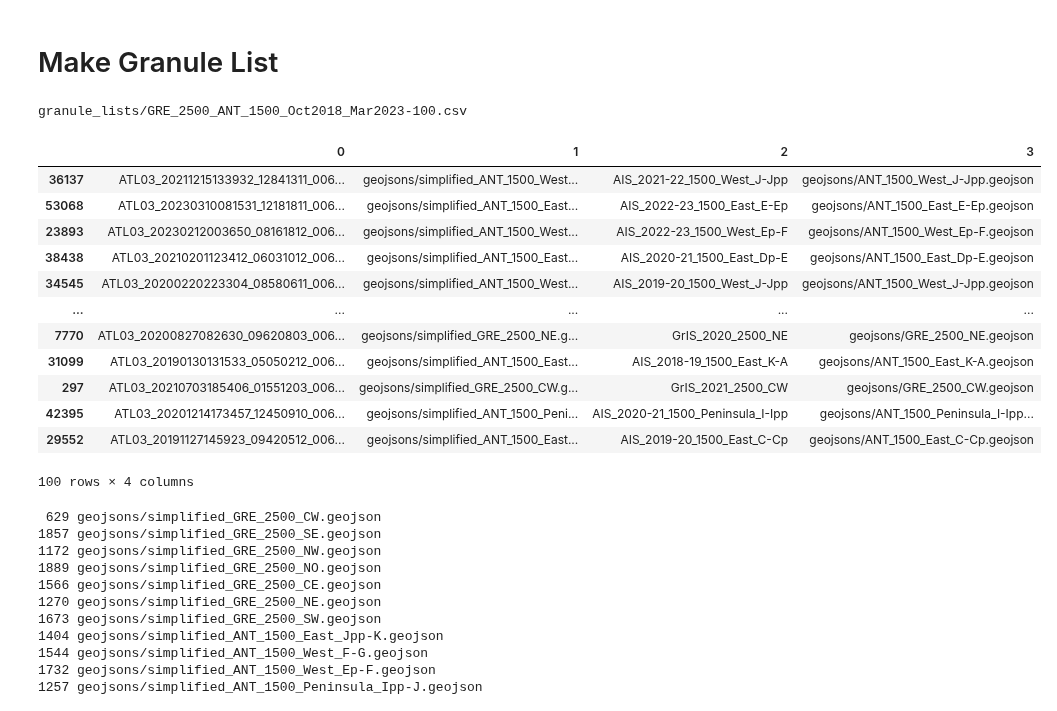
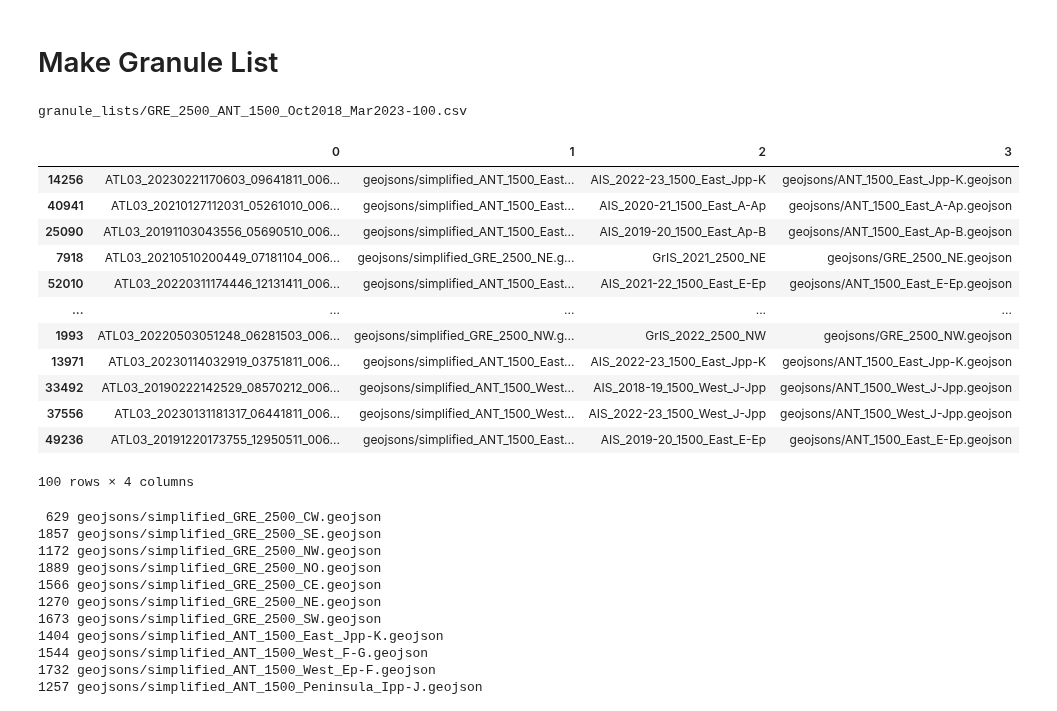
Before and after one commit to fliphilipp/GlacierLakeDetectionICESat2, a Jupyter notebook: make_granule_list.ipynb, the cells around one changed output. Drawn from its saved outputs; the diff is of its cells as text; code cells hidden in the pictures.

Commit message:
change sample granule list

```diff
--- a/make_granule_list.ipynb
+++ b/make_granule_list.ipynb
@@ -10,35 +10,35 @@ import os
 # # function to convert shapefile to geojson - if needed
 # shp2geojson_nsidc('shapefiles/jakobshavn_small.shp')
 # %%
-# fn_in = 'granule_lists/GRE_2500_ANT_1500_Oct2018_Mar2023.csv'
-# n_granules = 100
+fn_in = 'granule_lists/GRE_2500_ANT_1500_Oct2018_Mar2023.csv'
+n_granules = 100
 
-# df = pd.read_csv(fn_in, header=None)
-# if n_granules == 1:
-#     df_small = df[df.apply(lambda x: 'ATL03_20220714010847' in x.loc[0], axis=1)]
-# else:
-#     idxs = np.random.choice(np.arange(0,len(df)), size=n_granules, replace=False)
-#     df_small = df.loc[idxs, :]
+df = pd.read_csv(fn_in, header=None)
+if n_granules == 1:
+    df_small = df[df.apply(lambda x: 'ATL03_20220714010847' in x.loc[0], axis=1)]
+else:
+    idxs = np.random.choice(np.arange(0,len(df)), size=n_granules, replace=False)
+    df_small = df.loc[idxs, :]
 
-# fn_out = fn_in.replace('.csv', '-%i.csv' % n_granules)
-# print(fn_out)
+fn_out = fn_in.replace('.csv', '-%i.csv' % n_granules)
+print(fn_out)
 
-# df_small.to_csv(fn_out, header=False, index=False)
-# df_small
+df_small.to_csv(fn_out, header=False, index=False)
+df_small
 # %% [output]
 granule_lists/GRE_2500_ANT_1500_Oct2018_Mar2023-100.csv
 |  | 0 | 1 | 2 | 3 |
-| 36137 | ATL03_20211215133932_12841311_006... | geojsons/simplified_ANT_1500_West... | AIS_2021-22_1500_West_J-Jpp | geojsons/ANT_1500_West_J-Jpp.geojson |
-| 53068 | ATL03_20230310081531_12181811_006... | geojsons/simplified_ANT_1500_East... | AIS_2022-23_1500_East_E-Ep | geojsons/ANT_1500_East_E-Ep.geojson |
-| 23893 | ATL03_20230212003650_08161812_006... | geojsons/simplified_ANT_1500_West... | AIS_2022-23_1500_West_Ep-F | geojsons/ANT_1500_West_Ep-F.geojson |
-| 38438 | ATL03_20210201123412_06031012_006... | geojsons/simplified_ANT_1500_East... | AIS_2020-21_1500_East_Dp-E | geojsons/ANT_1500_East_Dp-E.geojson |
-| 34545 | ATL03_20200220223304_08580611_006... | geojsons/simplified_ANT_1500_West... | AIS_2019-20_1500_West_J-Jpp | geojsons/ANT_1500_West_J-Jpp.geojson |
+| 14256 | ATL03_20230221170603_09641811_006... | geojsons/simplified_ANT_1500_East... | AIS_2022-23_1500_East_Jpp-K | geojsons/ANT_1500_East_Jpp-K.geojson |
+| 40941 | ATL03_20210127112031_05261010_006... | geojsons/simplified_ANT_1500_East... | AIS_2020-21_1500_East_A-Ap | geojsons/ANT_1500_East_A-Ap.geojson |
+| 25090 | ATL03_20191103043556_05690510_006... | geojsons/simplified_ANT_1500_East... | AIS_2019-20_1500_East_Ap-B | geojsons/ANT_1500_East_Ap-B.geojson |
+| 7918 | ATL03_20210510200449_07181104_006... | geojsons/simplified_GRE_2500_NE.g... | GrIS_2021_2500_NE | geojsons/GRE_2500_NE.geojson |
+| 52010 | ATL03_20220311174446_12131411_006... | geojsons/simplified_ANT_1500_East... | AIS_2021-22_1500_East_E-Ep | geojsons/ANT_1500_East_E-Ep.geojson |
 | ... | ... | ... | ... | ... |
-| 7770 | ATL03_20200827082630_09620803_006... | geojsons/simplified_GRE_2500_NE.g... | GrIS_2020_2500_NE | geojsons/GRE_2500_NE.geojson |
-| 31099 | ATL03_20190130131533_05050212_006... | geojsons/simplified_ANT_1500_East... | AIS_2018-19_1500_East_K-A | geojsons/ANT_1500_East_K-A.geojson |
-| 297 | ATL03_20210703185406_01551203_006... | geojsons/simplified_GRE_2500_CW.g... | GrIS_2021_2500_CW | geojsons/GRE_2500_CW.geojson |
-| 42395 | ATL03_20201214173457_12450910_006... | geojsons/simplified_ANT_1500_Peni... | AIS_2020-21_1500_Peninsula_I-Ipp | geojsons/ANT_1500_Peninsula_I-Ipp... |
-| 29552 | ATL03_20191127145923_09420512_006... | geojsons/simplified_ANT_1500_East... | AIS_2019-20_1500_East_C-Cp | geojsons/ANT_1500_East_C-Cp.geojson |
+| 1993 | ATL03_20220503051248_06281503_006... | geojsons/simplified_GRE_2500_NW.g... | GrIS_2022_2500_NW | geojsons/GRE_2500_NW.geojson |
+| 13971 | ATL03_20230114032919_03751811_006... | geojsons/simplified_ANT_1500_East... | AIS_2022-23_1500_East_Jpp-K | geojsons/ANT_1500_East_Jpp-K.geojson |
+| 33492 | ATL03_20190222142529_08570212_006... | geojsons/simplified_ANT_1500_West... | AIS_2018-19_1500_West_J-Jpp | geojsons/ANT_1500_West_J-Jpp.geojson |
+| 37556 | ATL03_20230131181317_06441811_006... | geojsons/simplified_ANT_1500_West... | AIS_2022-23_1500_West_J-Jpp | geojsons/ANT_1500_West_J-Jpp.geojson |
+| 49236 | ATL03_20191220173755_12950511_006... | geojsons/simplified_ANT_1500_East... | AIS_2019-20_1500_East_E-Ep | geojsons/ANT_1500_East_E-Ep.geojson |
 100 rows × 4 columns
 # %%
 # find the longest polygon to check if query code works with it
```
Also changed, not shown: 2 other files.
